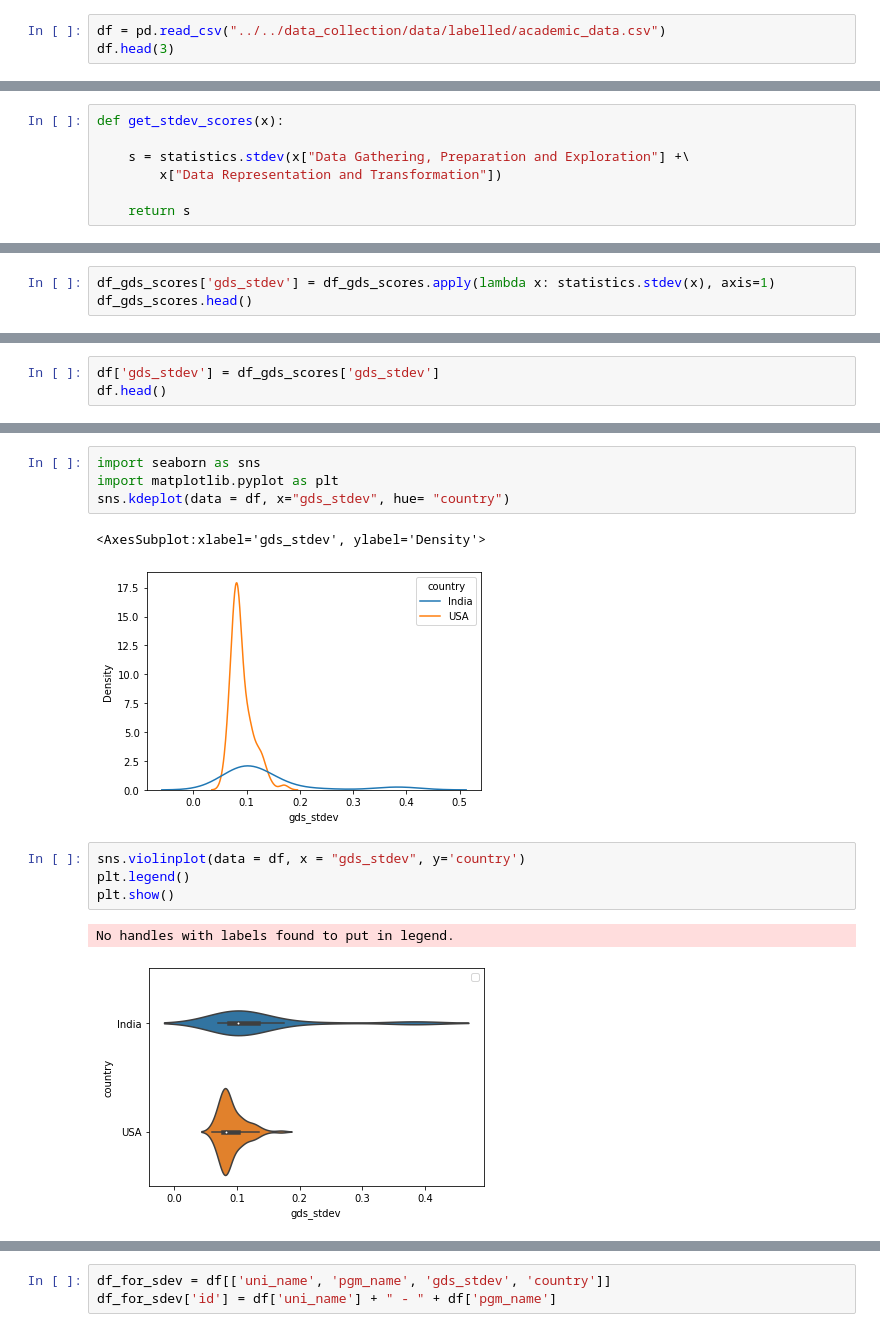
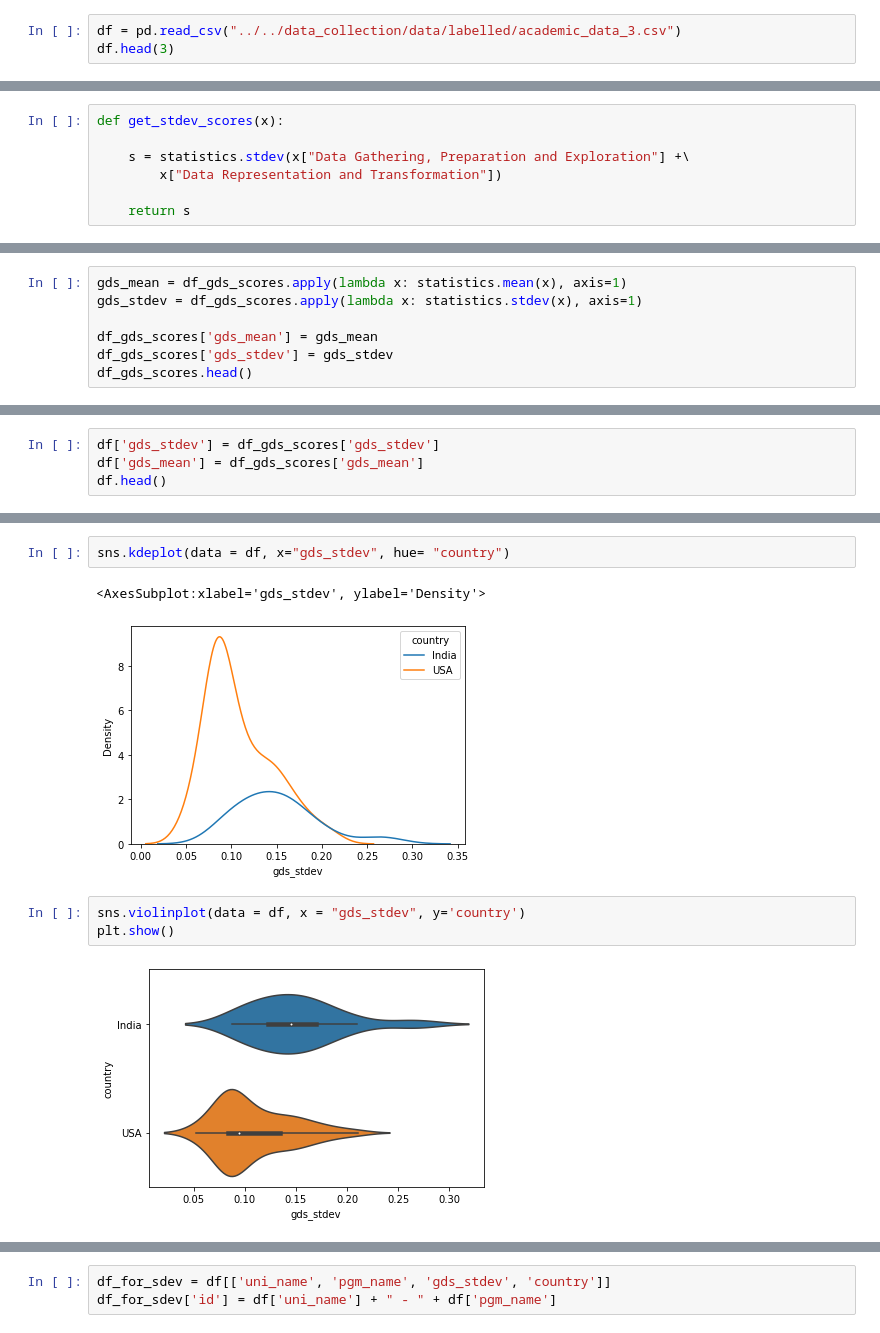
Before and after one commit to ry05/data-science-education-research, a Jupyter notebook: data_analysis/notebooks/03_gds_analysis.ipynb, the cells around one changed output, grey strips where cells are left out. Drawn from its saved outputs; the diff is of its cells as text.

```diff
--- a/data_analysis/notebooks/03_gds_analysis.ipynb
+++ b/data_analysis/notebooks/03_gds_analysis.ipynb
@@ -3,5 +5,5 @@ import pandas as pd
 # %%
-df = pd.read_csv("../../data_collection/data/labelled/academic_data.csv")
+df = pd.read_csv("../../data_collection/data/labelled/academic_data_3.csv")
 df.head(3)
 # %% [output]
 |  | uni_name | pgm_name | dur_yrs | type | national_rank_qs | dept_involved | location | url | descr | ... |
@@ -57,5 +83,9 @@ df_gds_scores.head()
 # %%
-df_gds_scores['gds_stdev'] = df_gds_scores.apply(lambda x: statistics.stdev(x), axis=1)
+gds_mean = df_gds_scores.apply(lambda x: statistics.mean(x), axis=1)
+gds_stdev = df_gds_scores.apply(lambda x: statistics.stdev(x), axis=1)
+
+df_gds_scores['gds_mean'] = gds_mean
+df_gds_scores['gds_stdev'] = gds_stdev
 df_gds_scores.head()
 # %% [output]
 A value is trying to be set on a copy of a slice from a DataFrame.
@@ -72,5 +107,6 @@ See the caveats in the documentation: https://pandas.pydata.org/pandas-docs/stab
 # %%
 df['gds_stdev'] = df_gds_scores['gds_stdev']
+df['gds_mean'] = df_gds_scores['gds_mean']
 df.head()
 # %% [output]
 |  | uni_name | pgm_name | dur_yrs | type | national_rank_qs | dept_involved | location | url | descr | ... |
@@ -95,17 +174,13 @@ df_gds_scores.describe()
 # %%
-import seaborn as sns
-import matplotlib.pyplot as plt
 sns.kdeplot(data = df, x="gds_stdev", hue= "country")
 # %% [output]
 <AxesSubplot:xlabel='gds_stdev', ylabel='Density'>
-[figure, old version]
+[figure, new version]
 # %%
 sns.violinplot(data = df, x = "gds_stdev", y='country')
-plt.legend()
 plt.show()
 # %% [output]
-No handles with labels found to put in legend.
-[figure, old version]
+[figure, new version]
 # %%
 sns.scatterplot(data = df[df.country == "India"], y = "gds_stdev", x = 'national_rank_qs', hue = "type")
 # %% [output]
```
Also changed, not shown: parts of 29 cells of this notebook, 6 other files.
